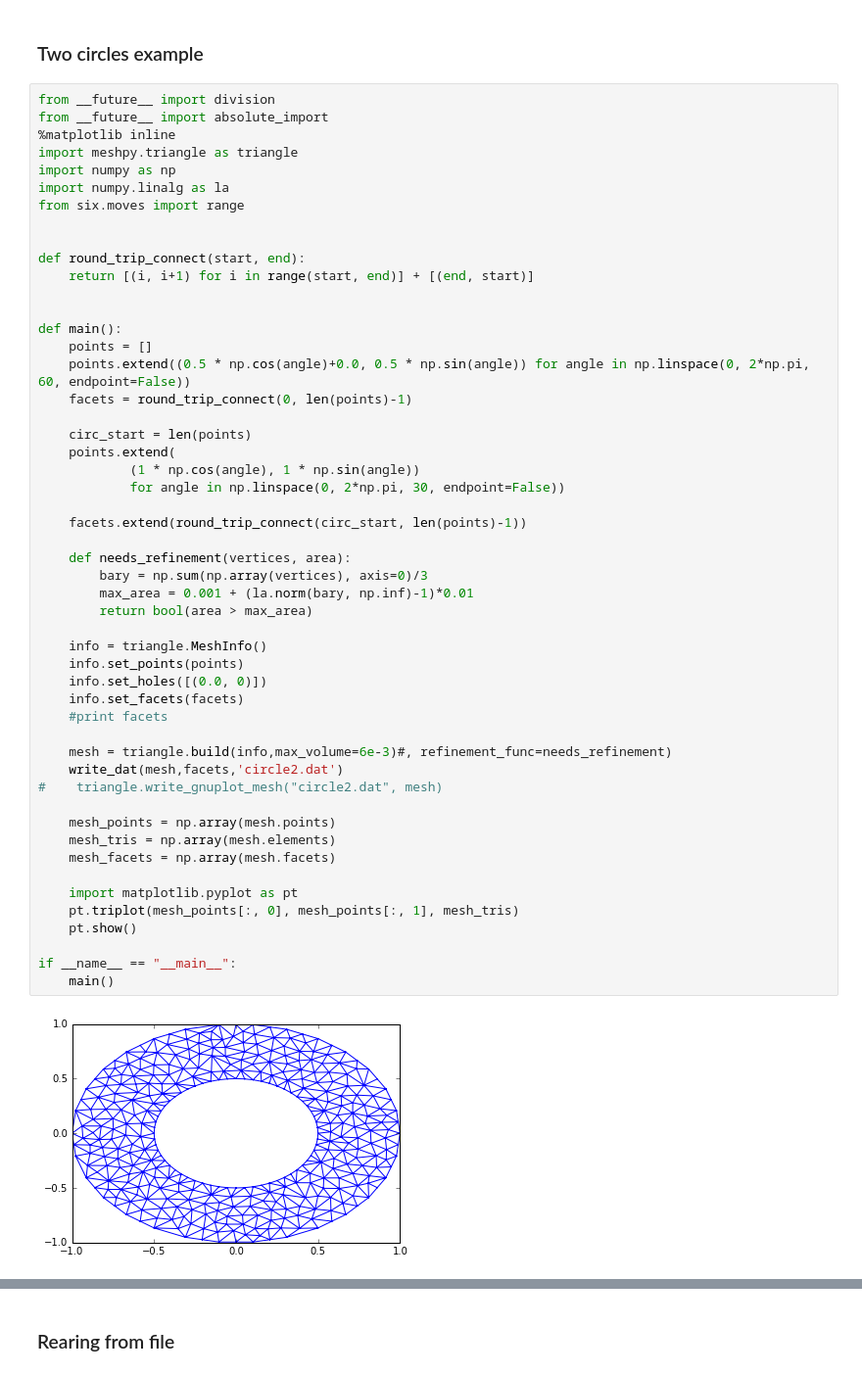
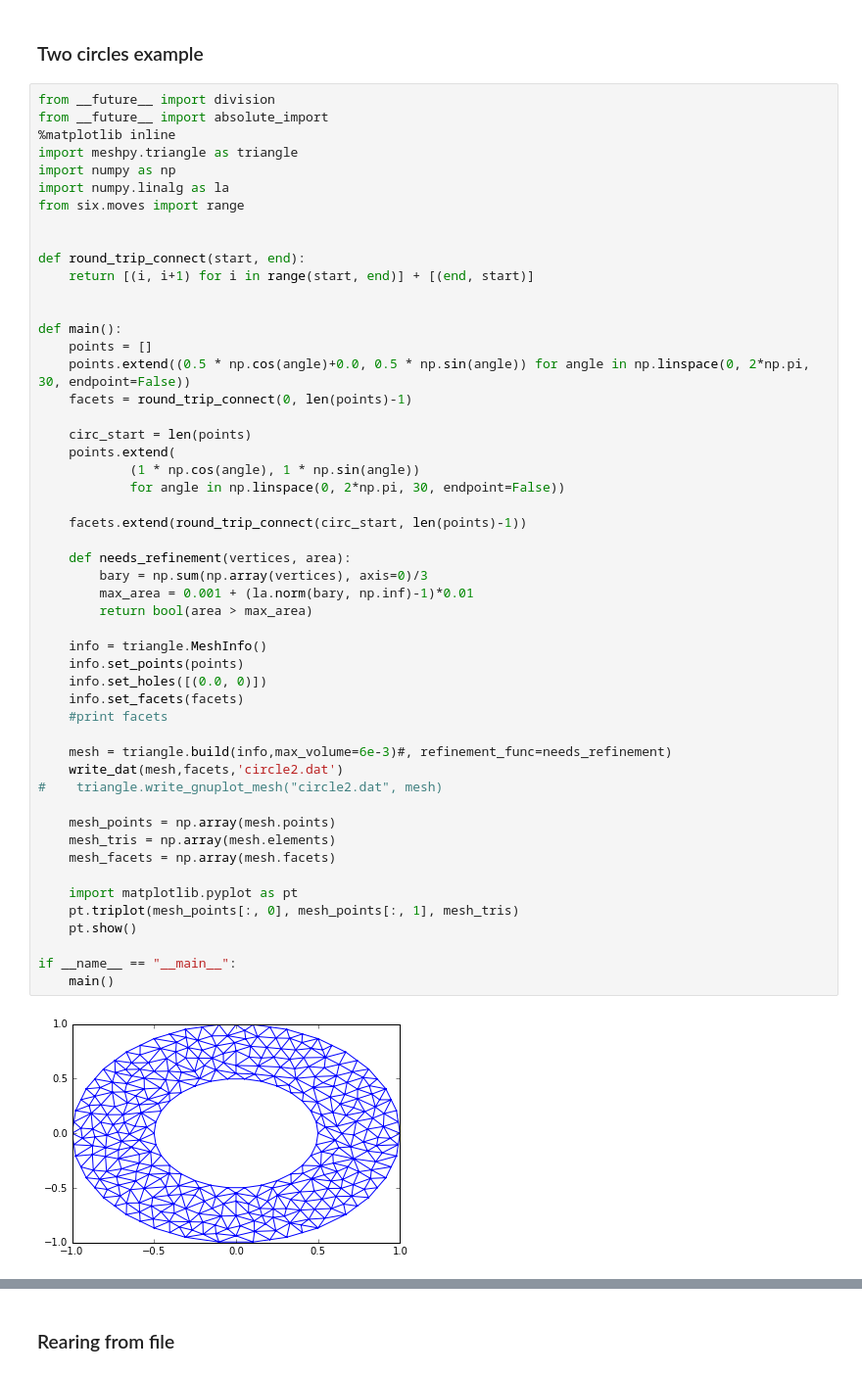
Before and after one commit to shapeev/NumPDE2016, a Jupyter notebook: Mesh.ipynb, the cells around one changed output, grey strips where cells are left out. Shown at 98% size. Cells and saved outputs as stored; diff of their text form.

```diff
--- a/Mesh.ipynb
+++ b/Mesh.ipynb
@@ -99,7 +101,7 @@ def round_trip_connect(start, end):
 
 def main():
     points = []
-    points.extend((0.5 * np.cos(angle)+0.0, 0.5 * np.sin(angle)) for angle in np.linspace(0, 2*np.pi, 60, endpoint=False))
+    points.extend((0.5 * np.cos(angle)+0.0, 0.5 * np.sin(angle)) for angle in np.linspace(0, 2*np.pi, 30, endpoint=False))
     facets = round_trip_connect(0, len(points)-1)
 
     circ_start = len(points)
@@ -108,34 +110,34 @@ def main():
             for angle in np.linspace(0, 2*np.pi, 30, endpoint=False))
 
     facets.extend(round_trip_connect(circ_start, len(points)-1))
 
     def needs_refinement(vertices, area):
         bary = np.sum(np.array(vertices), axis=0)/3
         max_area = 0.001 + (la.norm(bary, np.inf)-1)*0.01
         return bool(area > max_area)
 
     info = triangle.MeshInfo()
     info.set_points(points)
     info.set_holes([(0.0, 0)])
     info.set_facets(facets)
     #print facets
 
     mesh = triangle.build(info,max_volume=6e-3)#, refinement_func=needs_refinement)
     write_dat(mesh,facets,'circle2.dat')
 #    triangle.write_gnuplot_mesh("circle2.dat", mesh)
 
     mesh_points = np.array(mesh.points)
     mesh_tris = np.array(mesh.elements)
     mesh_facets = np.array(mesh.facets)
 
     import matplotlib.pyplot as pt
     pt.triplot(mesh_points[:, 0], mesh_points[:, 1], mesh_tris)
     pt.show()
 
 if __name__ == "__main__":
     main()
 # %% [output]
-[figure, old version]
+[figure, new version]
 # %%
 from __future__ import division
 from __future__ import absolute_import
```
Also changed, not shown: parts of 15 cells of this notebook, 3 other files.
